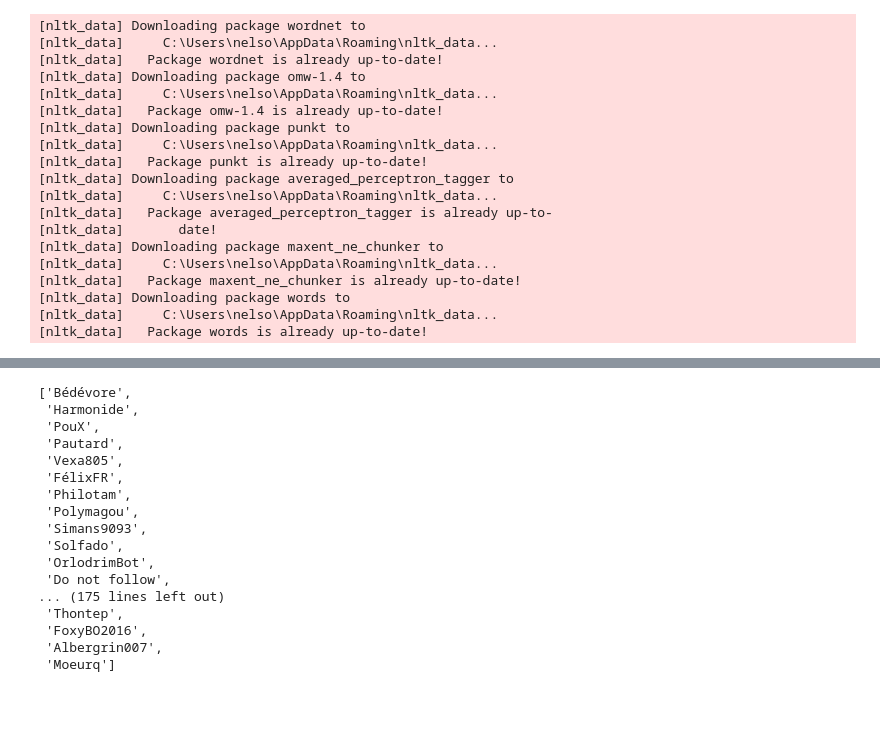
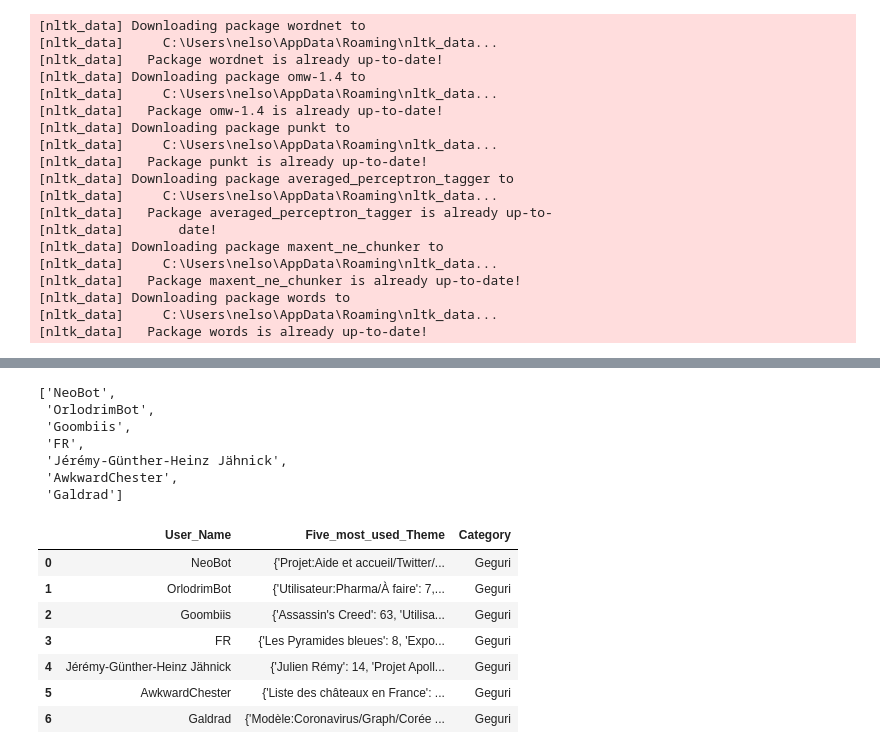
Before and after one commit to TheYoanel/Wikipedia-semantic-recommendation, a Jupyter notebook: ProjetM2 Updated.ipynb, the cells around one changed output, grey strips where cells are left out. Drawn from its saved outputs; the diff is of its cells as text; code cells hidden in the pictures; blank space fills up the shorter version.

```diff
--- a/ProjetM2 Updated.ipynb
+++ b/ProjetM2 Updated.ipynb
@@ -52,0 +54,24 @@ Quel est la page a consulte ?Barack Obama
+# %%
+###############################################################################################
+#### Scrapp the page of the given category name page to give categories and subcategories #####
+##############################################################################################
+def get_category(category_name):
+    # Using the wikipedia api to give the categories
+    wiki_wiki = wikipediaapi.Wikipedia('fr')
+    category = wiki_wiki.page('Catégorie:' + category_name)
+    pages = []
+    if category.exists():
+        category_members = category.categorymembers
+        for cat_member_title in category_members:
+            #Scan all the categories tittle
+            if 'Catégorie:' in cat_member_title:
+                pages += get_category(cat_member_title[10:])
+            else:
+                page = wiki_wiki.page(cat_member_title)
+                #adding theme to a list
+                pages.append(page.title)
+    else:
+        print("Category does not exist")
+    return pages
+pages = get_category(name)
+print(pages)
@@ -115,26 +130,15 @@ def get_user_page(name):
         if user.text not in list_user:
             list_user.append(user.text)
     return(list_user)
-
-get_user_page(name)
+get_user_page(pages[0])
 # %% [output]
-['Bédévore',
- 'Harmonide',
- 'PouX',
- 'Pautard',
- 'Vexa805',
- 'FélixFR',
- 'Philotam',
- 'Polymagou',
- 'Simans9093',
- 'Solfado',
+['NeoBot',
  'OrlodrimBot',
- 'Do not follow',
-... (175 lines left out)
- 'Thontep',
- 'FoxyBO2016',
- 'Albergrin007',
- 'Moeurq']
+ 'Goombiis',
+ 'FR',
+ 'Jérémy-Günther-Heinz Jähnick',
+ 'AwkwardChester',
+ 'Galdrad']
 # %%
 #####################################################################################################################################
 #### Scrapp the page of the user and returning the db with the 5 pages that they contribute and how much they contribute to them #####
@@ -143,36 +147,55 @@ def sumup(name):
     # Creating the db with panda
     data = {'User_Name':  [],
         'Five_most_used_Theme': [],
+        'Category': []
         }
     # calling the function to get the name of the contributer
     list_user = get_user_page(name)
     # Modifing the url to get the user contribution
     liste_underscore = [x.replace(" ", "_") for x in list_user]
     liste_plus = [x.replace(" ", "+") for x in list_user]
     df_local = pd.DataFrame(data)
 
     #
     for i in range(len(list_user)):
         url = 'https://fr.wikipedia.org/w/index.php?title=Sp%C3%A9cial:Contributions/'+liste_underscore[i]+'&target='+liste_plus[i]+'&offset=&limit=500'
         headers = {'User-Agent': 'Mozilla/5.0'}
         response = requests.get(url, headers=headers)
         soup = BeautifulSoup(response.text, "html.parser")
 
         # We count the number of iteration in the user contribution page
         page_list = []
         counter = {}
         for link in soup.find_all('a', {'class': 'mw-contributions-title'}):
             if 'Discussion' not in link.text and 'Wikipédia' not in link.text:
                 element = link.text
                 if element in counter:
                     counter[element] += 1
                 else:
                     counter[element] = 1
         # We organize the number of article and select the 5 most updated page
         sorted_counter = dict(sorted(counter.items(), key=lambda item: item[1], reverse=True))
         top_five = dict(list(sorted_counter.items())[:5])
-        df_local = df_local.append({'User_Name': list_user[i], 'Five_most_used_Theme': top_five}, ignore_index=True)
+
+        match = False
+        for index, row in df_local.iterrows():
+            if row['User_Name'] == list_user[i] and row['Five_most_used_Theme'] == top_five:
+                df_local.at[index, 'Category'] += ', ' + name
+                match = True
+                break
+        if not match:
+            df_local = df_local.append({'User_Name': list_user[i], 'Five_most_used_Theme': top_five, 'Category': name}, ignore_index=True)
+
     return df_local
 
-df = sumup(name)
+sumup(pages[0])
+# %% [output]
+|  | User_Name | Five_most_used_Theme | Category |
+| 0 | NeoBot | {'Projet:Aide et accueil/Twitter/... | Geguri |
+| 1 | OrlodrimBot | {'Utilisateur:Pharma/À faire': 7,... | Geguri |
+| 2 | Goombiis | {'Assassin's Creed': 63, 'Utilisa... | Geguri |
+| 3 | FR | {'Les Pyramides bleues': 8, 'Expo... | Geguri |
+| 4 | Jérémy-Günther-Heinz Jähnick | {'Julien Rémy': 14, 'Projet Apoll... | Geguri |
+| 5 | AwkwardChester | {'Liste des châteaux en France': ... | Geguri |
+| 6 | Galdrad | {'Modèle:Coronavirus/Graph/Corée ... | Geguri |
 # %%
```
Also changed, not shown: parts of 12 cells of this notebook, 1 other file.
